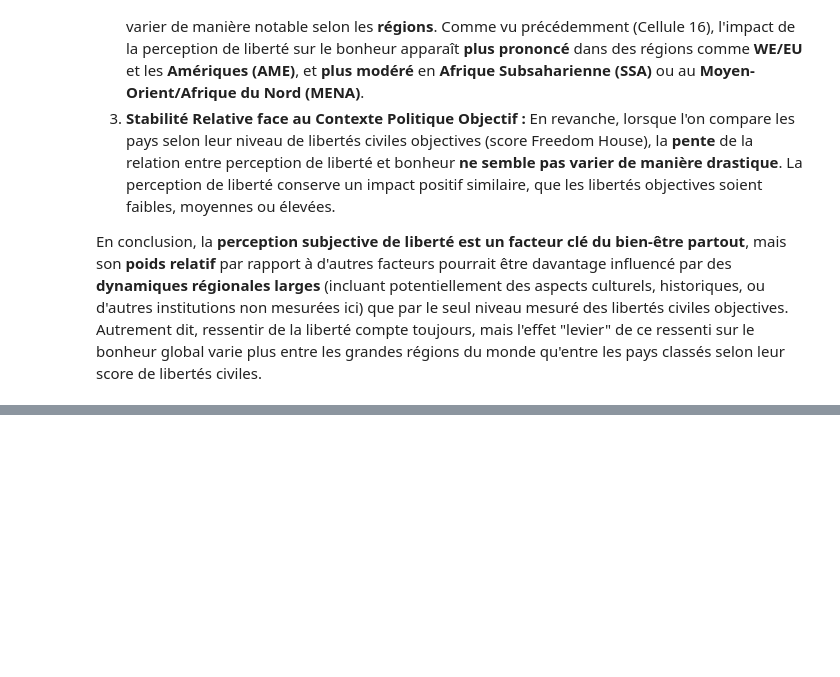
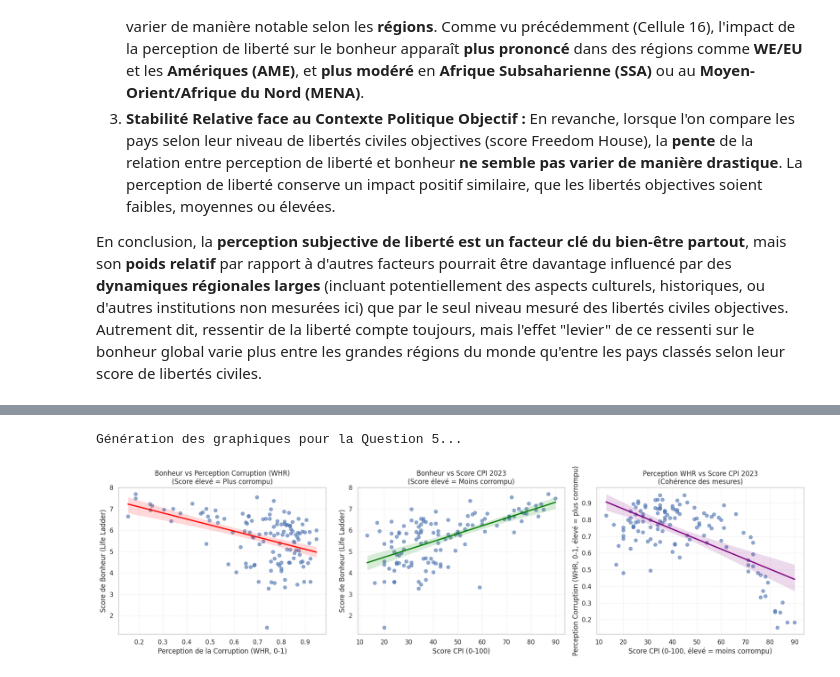
Before and after one commit to Rayane0001/world-happiness-analysis, a Jupyter notebook: analyse_rayane.ipynb, the cells around one changed output, grey strips where cells are left out. Cells and saved outputs as stored; diff of their text form; code cells hidden in the pictures; blank space fills up the shorter version.

Commit message:
:memo: Question 5 : Confiance Gouvernementale et Corruption

```diff
--- a/analyse_rayane.ipynb
+++ b/analyse_rayane.ipynb
@@ -550,0 +605,43 @@ En conclusion, la **perception subjective de liberté est un facteur clé du bie
+# %%
+# --- Visualisation des Relations : Bonheur et Corruption ---
+
+if df_q5_analysis is not None and not df_q5_analysis.empty:
+
+    print("\nGénération des graphiques pour la Question 5...")
+    plt.figure(figsize=(18, 5)) # Figure globale pour contenir 3 graphiques
+
+    # Graphique 1 : Bonheur vs Perception de Corruption (WHR)
+    plt.subplot(1, 3, 1) # Grille 1 ligne, 3 colonnes, 1er graphique
+    sns.regplot(data=df_q5_analysis, x='Perceptions of corruption', y='Life Ladder',
+                scatter_kws={'alpha': 0.6}, line_kws={'color': 'red'})
+    plt.title('Bonheur vs Perception Corruption (WHR)\n(Score élevé = Plus corrompu)')
+    plt.xlabel('Perception de la Corruption (WHR, 0-1)')
+    plt.ylabel('Score de Bonheur (Life Ladder)')
+    plt.grid(True, linestyle=':', linewidth=0.5)
+
+    # Graphique 2 : Bonheur vs Score CPI (Transparency Int.)
+    plt.subplot(1, 3, 2) # Grille 1 ligne, 3 colonnes, 2ème graphique
+    sns.regplot(data=df_q5_analysis, x='CPI score 2023', y='Life Ladder',
+                scatter_kws={'alpha': 0.6}, line_kws={'color': 'green'})
+    plt.title('Bonheur vs Score CPI 2023\n(Score élevé = Moins corrompu)')
+    plt.xlabel('Score CPI (0-100)')
+    plt.ylabel('Score de Bonheur (Life Ladder)')
+    plt.grid(True, linestyle=':', linewidth=0.5)
+
+    # Graphique 3 : Perception Corruption (WHR) vs Score CPI
+    plt.subplot(1, 3, 3) # Grille 1 ligne, 3 colonnes, 3ème graphique
+    sns.regplot(data=df_q5_analysis, x='CPI score 2023', y='Perceptions of corruption',
+                scatter_kws={'alpha': 0.6}, line_kws={'color': 'purple'})
+    plt.title('Perception WHR vs Score CPI 2023\n(Cohérence des mesures)')
+    plt.xlabel('Score CPI (0-100, élevé = moins corrompu)')
+    plt.ylabel('Perception Corruption (WHR, 0-1, élevé = plus corrompu)')
+    plt.grid(True, linestyle=':', linewidth=0.5)
+
+    plt.tight_layout()
+    plt.show()
+
+else:
+    print("Les données nécessaires ('df_q5_analysis') ne sont pas disponibles. Visualisation Q5 annulée.")
+# %% [output]
+Génération des graphiques pour la Question 5...
+[figure, added]
```
Also changed, not shown: parts of 3 cells of this notebook.
